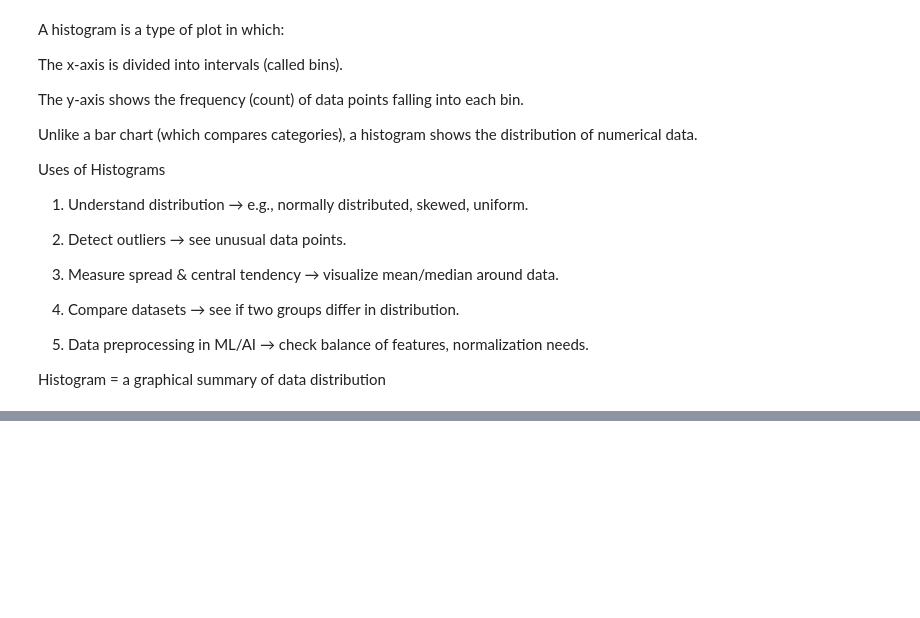
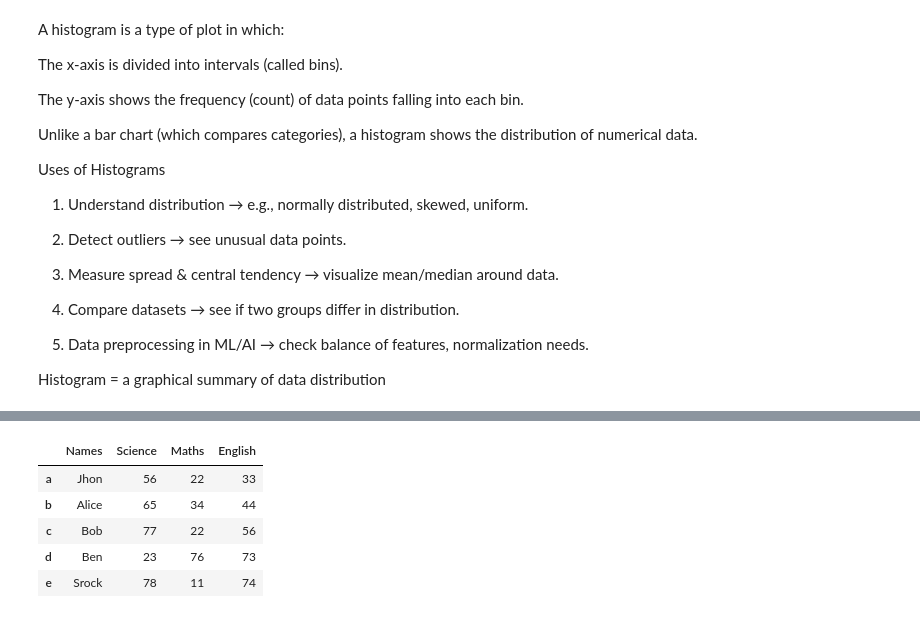
Before and after one commit to AyushamMishra/Basic_py_pkg.py, a Jupyter notebook: Matplotlib_2.ipynb, the cells around one changed output, grey strips where cells are left out. Drawn from its saved outputs; the diff is of its cells as text; code cells hidden in the pictures; blank space fills up the shorter version.

```diff
--- a/Matplotlib_2.ipynb
+++ b/Matplotlib_2.ipynb
@@ -126,0 +136,16 @@ plt.show()                                                        ## rwidth - re
+# %%
+Student_data={
+    'Names':['Jhon','Alice','Bob','Ben','Srock'],
+    'Science':[56,65,77,23,78],
+    'Maths':[22,34,22,76,11],
+    'English':[33,44,56,73,74]
+}
+df=pd.DataFrame(Student_data,index=['a','b','c','d','e'])
+df
+# %% [output]
+|  | Names | Science | Maths | English |
+| a | Jhon | 56 | 22 | 33 |
+| b | Alice | 65 | 34 | 44 |
+| c | Bob | 77 | 22 | 56 |
+| d | Ben | 23 | 76 | 73 |
+| e | Srock | 78 | 11 | 74 |
```
Also changed, not shown: parts of 14 cells of this notebook.
